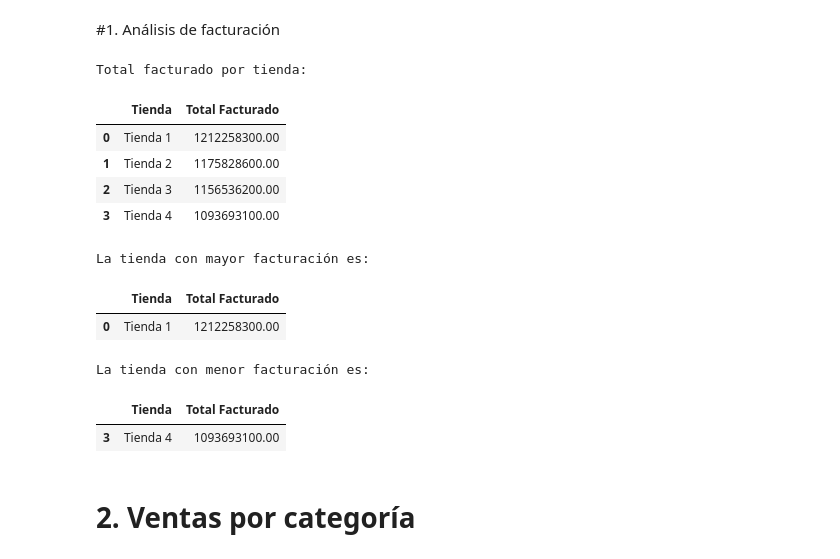
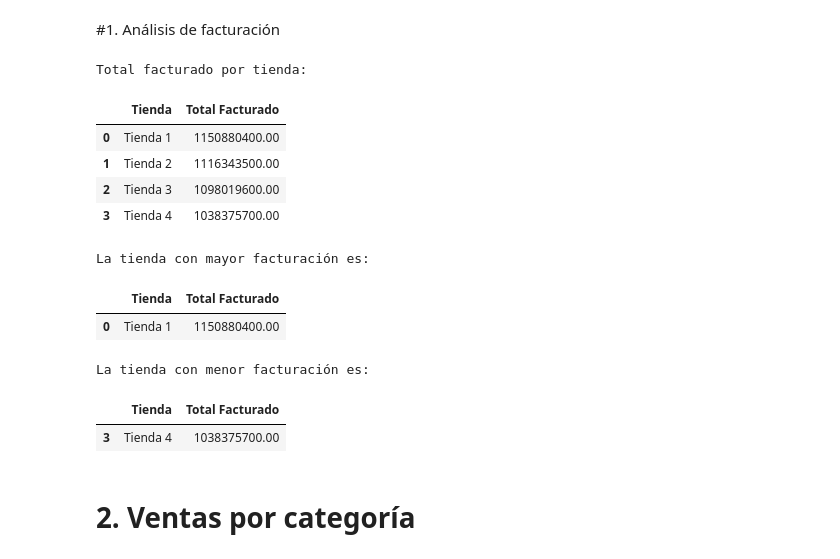
Before and after one commit to luispp016/Challenge_AluraStore, a Jupyter notebook: AluraStoreLatam.ipynb, the cells around one changed output. Cells and saved outputs as stored; diff of their text form; code cells hidden in the pictures.

```diff
--- a/AluraStoreLatam.ipynb
+++ b/AluraStoreLatam.ipynb
@@ -27,27 +25,27 @@ tienda.head()
 #1. Análisis de facturación
 # %%
 # Calcular el total facturado de cada una de las tiendas
-total_tienda1 = tienda['Precio'].sum() + tienda['Costo de envío'].sum()
-total_tienda2 = tienda2['Precio'].sum() + tienda2['Costo de envío'].sum()
-total_tienda3 = tienda3['Precio'].sum() + tienda3['Costo de envío'].sum()
-total_tienda4 = tienda4['Precio'].sum() + tienda4['Costo de envío'].sum()
+total_tienda1 = tienda['Precio'].sum()
+total_tienda2 = tienda2['Precio'].sum()
+total_tienda3 = tienda3['Precio'].sum()
+total_tienda4 = tienda4['Precio'].sum()
 
 #Almacenar datos de facturacion de cada tienda en una tabla
 datos = {
     'Tienda': ['Tienda 1', 'Tienda 2', 'Tienda 3', 'Tienda 4'],
     'Total Facturado': [total_tienda1, total_tienda2, total_tienda3, total_tienda4]
 }
 datos_facturacion = pd.DataFrame(datos)
 pd.set_option('display.float_format', '{:.2f}'.format)
 print("Total facturado por tienda:")
 display(datos_facturacion)
 # %% [output]
 Total facturado por tienda:
 |  | Tienda | Total Facturado |
-| 0 | Tienda 1 | 1212258300.00 |
-| 1 | Tienda 2 | 1175828600.00 |
-| 2 | Tienda 3 | 1156536200.00 |
-| 3 | Tienda 4 | 1093693100.00 |
+| 0 | Tienda 1 | 1150880400.00 |
+| 1 | Tienda 2 | 1116343500.00 |
+| 2 | Tienda 3 | 1098019600.00 |
+| 3 | Tienda 4 | 1038375700.00 |
 # %%
 # Tienda con mayor facturación
 tienda_mayor_facturacion = datos_facturacion.loc[datos_facturacion['Total Facturado'].idxmax()]
@@ -61,10 +59,10 @@ display(pd.DataFrame([tienda_menor_facturacion]))
 # %% [output]
 La tienda con mayor facturación es:
 |  | Tienda | Total Facturado |
-| 0 | Tienda 1 | 1212258300.00 |
+| 0 | Tienda 1 | 1150880400.00 |
 La tienda con menor facturación es:
 |  | Tienda | Total Facturado |
-| 3 | Tienda 4 | 1093693100.00 |
+| 3 | Tienda 4 | 1038375700.00 |
 # %% [markdown]
 # 2. Ventas por categoría
 # %%
```
Also changed, not shown: parts of 11 cells of this notebook.
